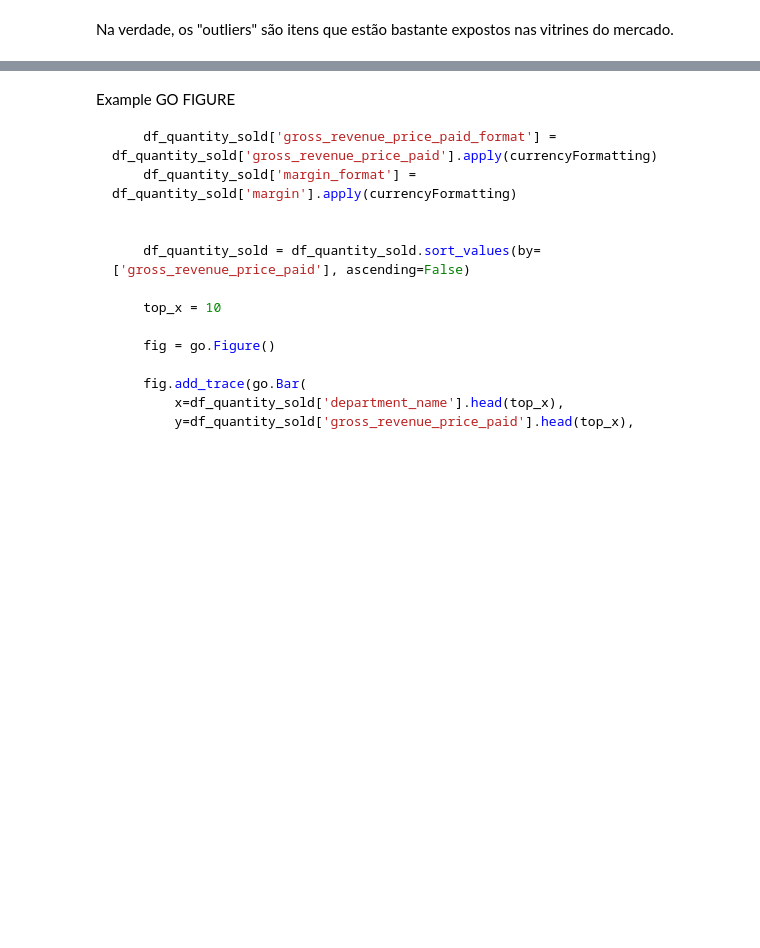
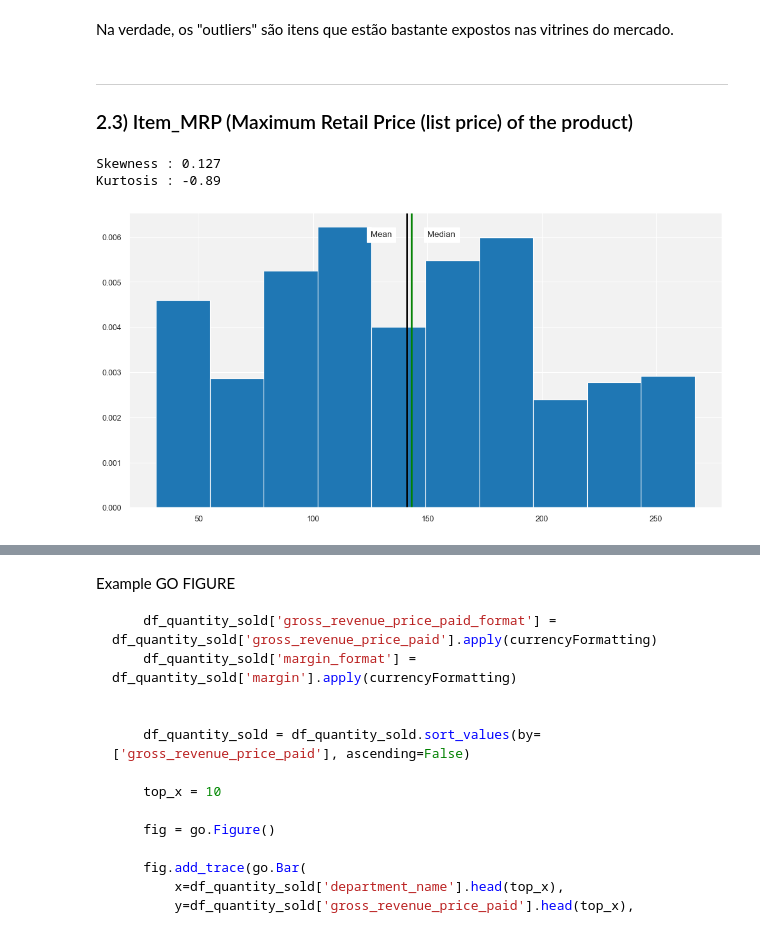
Before and after one commit to Krupique/mlops-projects, a Jupyter notebook: 02-bigmart_sales_prediction/notebook/data_analysis_new.ipynb, the cells around one changed output, grey strips where cells are left out. Cells and saved outputs as stored; diff of their text form; code cells hidden in the pictures; blank space fills up the shorter version.

Commit message:
Item MRP analysis

```diff
--- a/02-bigmart_sales_prediction/notebook/data_analysis_new.ipynb
+++ b/02-bigmart_sales_prediction/notebook/data_analysis_new.ipynb
@@ -383,0 +382,27 @@ df_train_raw
+# %% [markdown]
+---
+
+### 2.3) Item_MRP (Maximum Retail Price (list price) of the product)
+# %%
+skewness = round(df_train_raw['Item_MRP'].skew(), 3)
+kurtosis = round(df_train_raw['Item_MRP'].kurt(), 3)
+
+print(f'Skewness : {skewness}')
+print(f'Kurtosis : {kurtosis}')
+
+fig, ax = plt.subplots(figsize=(12, 6))
+ax.hist(df_train_raw['Item_MRP'], bins=10, density=True)
+
+# Linha da mediana
+ax.axvline(x = df_train_raw['Item_MRP'].mean(), color='black', lw=2)
+ax.text(125, 0.006, 'Mean', bbox={'facecolor':'white'})
+
+# Linha da média
+ax.axvline(x = df_train_raw['Item_MRP'].median(), color='green', lw=2)
+ax.text(150, 0.006, 'Median', bbox={'facecolor':'white'})
+
+plt.show()
+# %% [output]
+Skewness : 0.127
+Kurtosis : -0.89
+[figure, added]
```
Also changed, not shown: parts of 5 cells of this notebook.
